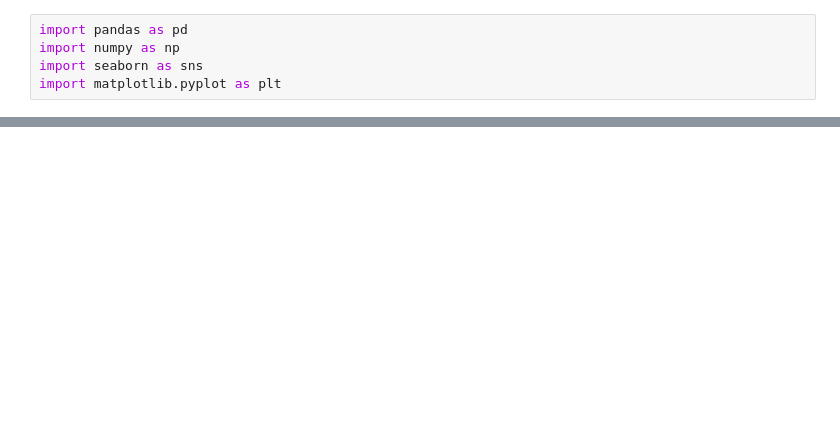
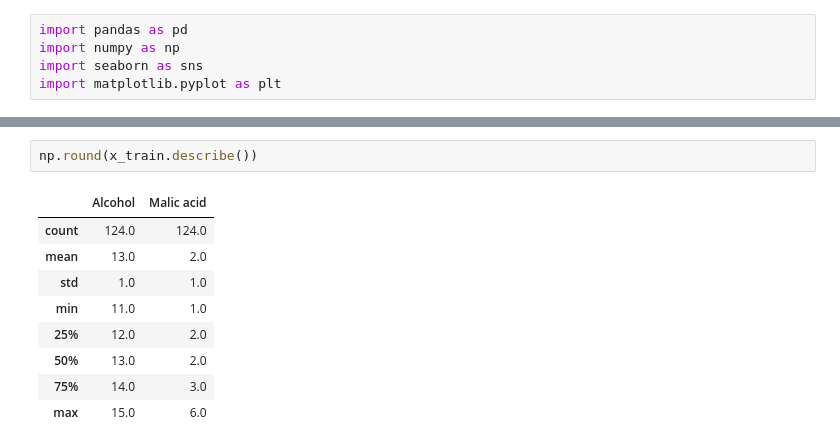
Before and after one commit to MrinmoyTalukdar27/ML-Practice, a Jupyter notebook: Normalization/Normalization.ipynb, the cells around one changed output, grey strips where cells are left out. Cells and saved outputs as stored; diff of their text form; blank space fills up the shorter version.

```diff
--- a/Normalization/Normalization.ipynb
+++ b/Normalization/Normalization.ipynb
@@ -17,0 +47,12 @@ df.head(5)
+# %%
+np.round(x_train.describe())
+# %% [output]
+|  | Alcohol | Malic acid |
+| count | 124.0 | 124.0 |
+| mean | 13.0 | 2.0 |
+| std | 1.0 | 1.0 |
+| min | 11.0 | 1.0 |
+| 25% | 12.0 | 2.0 |
+| 50% | 13.0 | 2.0 |
+| 75% | 14.0 | 3.0 |
+| max | 15.0 | 6.0 |
```
Also changed, not shown: parts of 8 cells of this notebook.
